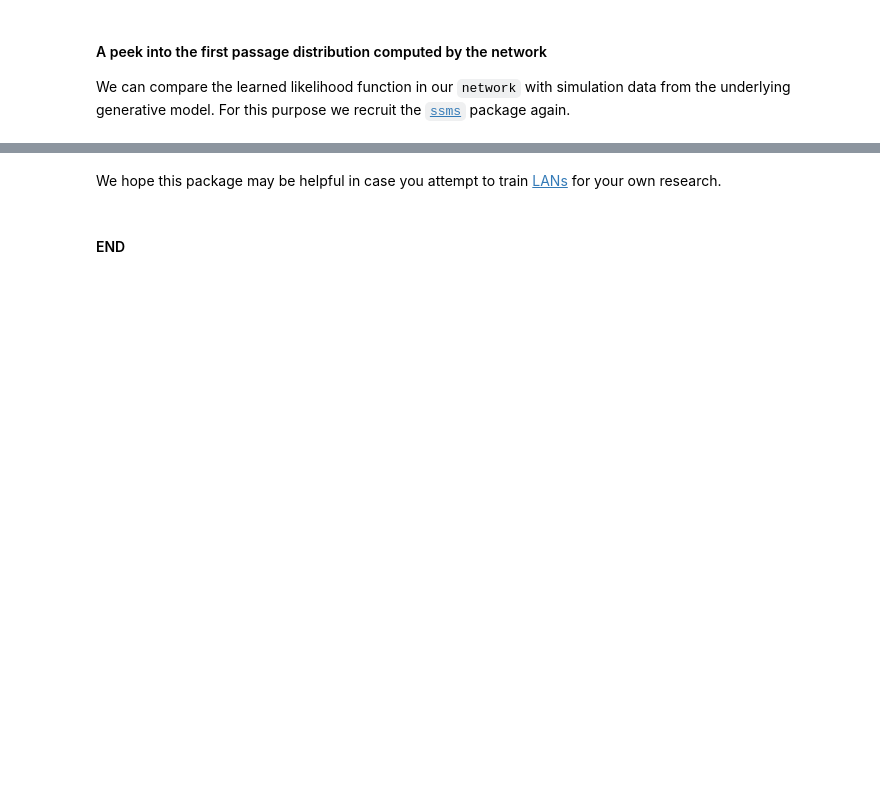
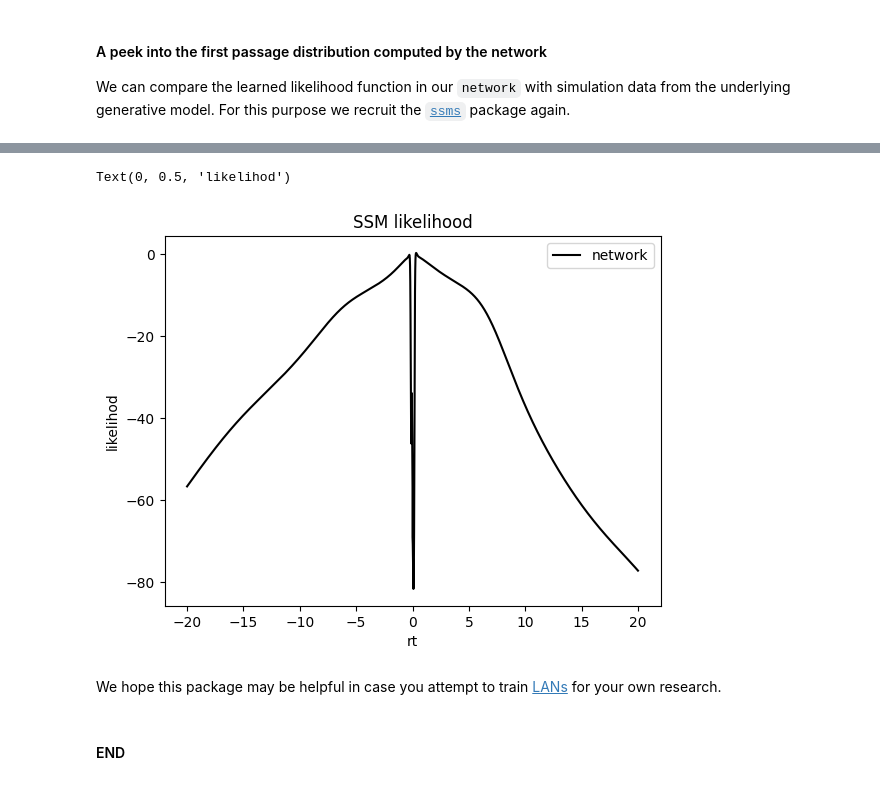
Before and after one commit to AlexanderFengler/LANfactory, a Jupyter notebook: docs/basic_tutorial/basic_tutorial.ipynb, the cells around one changed output, grey strips where cells are left out. Saved outputs shown, nothing was run; the diff lists cells and outputs as text; code cells hidden in the pictures; blank space fills up the shorter version.

```diff
--- a/docs/basic_tutorial/basic_tutorial.ipynb
+++ b/docs/basic_tutorial/basic_tutorial.ipynb
@@ -282,3 +374,28 @@ Text(0, 0.5, 'likelihod')
+# %%
+# Plot network predictions
+plt.plot(
+    data["rt"] * data["choice"],
+    predict_on_batch_out,
+    color="black",
+    label="network",
+)
+
+# Plot simulations
+# plt.hist(
+#     sim_out["rts"] * sim_out["choices"],
+#     bins=100,
+#     histtype="step",
+#     label="simulations",
+#     color="blue",
+#     density=True,
+# )
+plt.legend()
+plt.title("SSM likelihood")
+plt.xlabel("rt")
+plt.ylabel("likelihod")
+# %% [output]
+Text(0, 0.5, 'likelihod')
+[figure, added]
 # %% [markdown]
 We hope this package may be helpful in case you attempt to train [LANs](https://elifesciences.org/articles/65074) for your own research.
 # %% [markdown]
```
Also changed, not shown: parts of 13 cells of this notebook, 38 other files.
